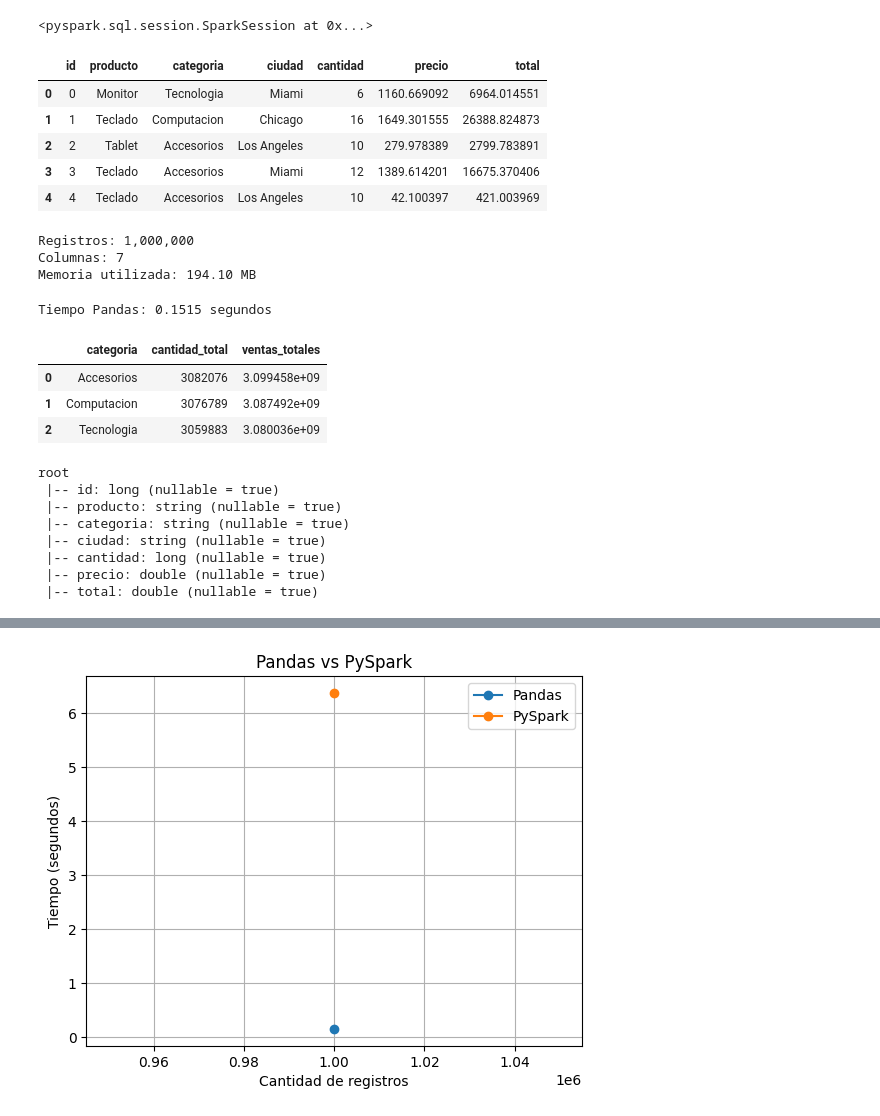
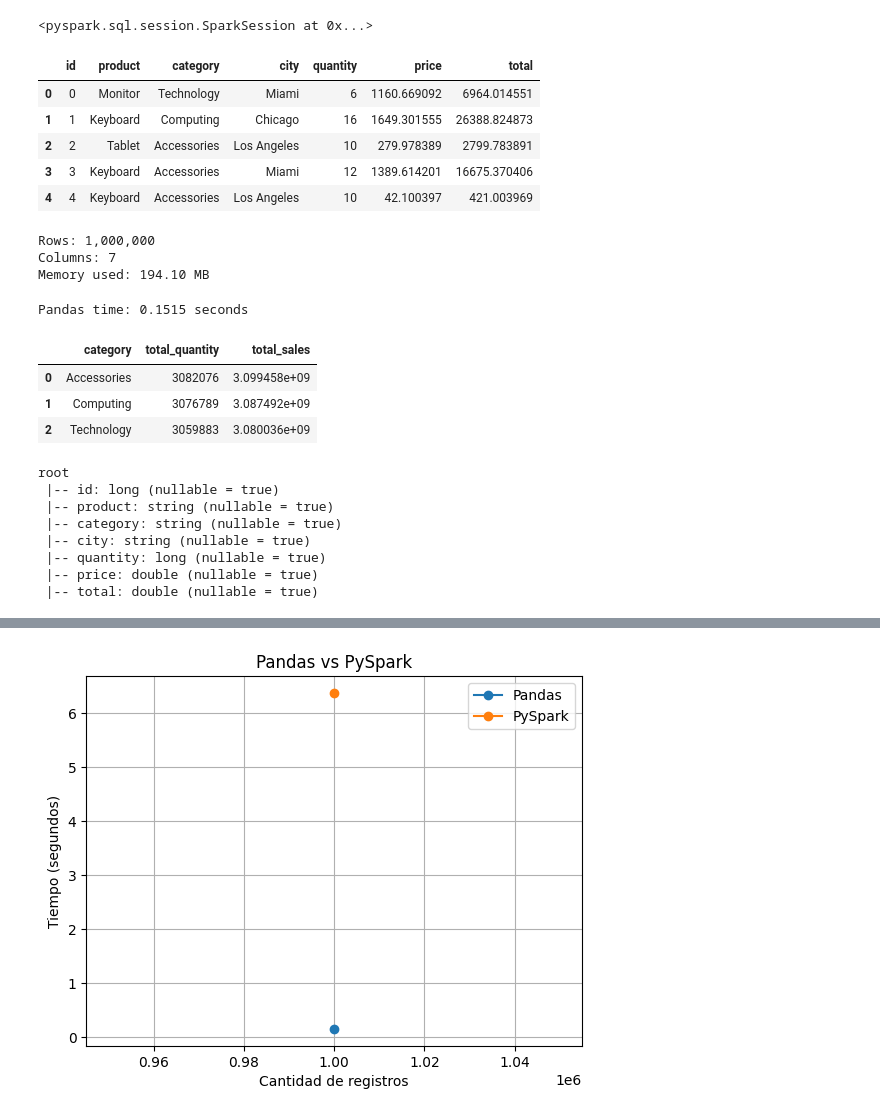
Before and after one commit to sughaa/distributed-computing-benchmark, a Jupyter notebook: Benchmark_datasets.ipynb, the cells around one changed output, grey strips where cells are left out. Saved outputs shown, nothing was run; the diff lists cells and outputs as text; code cells hidden in the pictures.

```diff
--- a/Benchmark_datasets.ipynb
+++ b/Benchmark_datasets.ipynb
@@ -39,70 +36,70 @@ spark
 # %%
 N = 1_000_000
 
 np.random.seed(42)
 
 df = pd.DataFrame({
     "id": np.arange(N),
-    "producto": np.random.choice(
-        ["Laptop", "Celular", "Tablet", "Monitor", "Teclado"],
+    "product": np.random.choice(
+        ["Laptop", "Phone", "Tablet", "Monitor", "Keyboard"],
         N
     ),
-    "categoria": np.random.choice(
-        ["Tecnologia", "Accesorios", "Computacion"],
+    "category": np.random.choice(
+        ["Technology", "Accessories", "Computing"],
         N
     ),
-    "ciudad": np.random.choice(
+    "city": np.random.choice(
         ["Los Angeles", "New York", "Chicago", "Houston", "Miami"],
         N
     ),
-    "cantidad": np.random.randint(1, 20, N),
-    "precio": np.random.uniform(10, 2000, N)
+    "quantity": np.random.randint(1, 20, N),
+    "price": np.random.uniform(10, 2000, N)
 })
 
-df["total"] = df["cantidad"] * df["precio"]
+df["total"] = df["quantity"] * df["price"]
 
 df.head()
 # %% [output]
-|  | id | producto | categoria | ciudad | cantidad | precio | total |
-| 0 | 0 | Monitor | Tecnologia | Miami | 6 | 1160.669092 | 6964.014551 |
-| 1 | 1 | Teclado | Computacion | Chicago | 16 | 1649.301555 | 26388.824873 |
-| 2 | 2 | Tablet | Accesorios | Los Angeles | 10 | 279.978389 | 2799.783891 |
-| 3 | 3 | Teclado | Accesorios | Miami | 12 | 1389.614201 | 16675.370406 |
-| 4 | 4 | Teclado | Accesorios | Los Angeles | 10 | 42.100397 | 421.003969 |
+|  | id | product | category | city | quantity | price | total |
+| 0 | 0 | Monitor | Technology | Miami | 6 | 1160.669092 | 6964.014551 |
+| 1 | 1 | Keyboard | Computing | Chicago | 16 | 1649.301555 | 26388.824873 |
+| 2 | 2 | Tablet | Accessories | Los Angeles | 10 | 279.978389 | 2799.783891 |
+| 3 | 3 | Keyboard | Accessories | Miami | 12 | 1389.614201 | 16675.370406 |
+| 4 | 4 | Keyboard | Accessories | Los Angeles | 10 | 42.100397 | 421.003969 |
 # %%
-print(f"Registros: {len(df):,}")
-print(f"Columnas: {len(df.columns)}")
-print(f"Memoria utilizada: {df.memory_usage(deep=True).sum() / 1024**2:.2f} MB")
+print(f"Rows: {len(df):,}")
+print(f"Columns: {len(df.columns)}")
+print(f"Memory used: {df.memory_usage(deep=True).sum() / 1024**2:.2f} MB")
 # %% [output]
-Registros: 1,000,000
-Columnas: 7
-Memoria utilizada: 194.10 MB
+Rows: 1,000,000
+Columns: 7
+Memory used: 194.10 MB
 # %%
-inicio_pandas = time.perf_counter()
+pandas_start = time.perf_counter()
 
-resultado_pandas = (
-    df[df["cantidad"] > 5]
-    .groupby("categoria")
+pandas_result = (
+    df[df["quantity"] > 5]
+    .groupby("category")
     .agg(
-        cantidad_total=("cantidad", "sum"),
-        ventas_totales=("total", "sum")
+        total_quantity=("quantity", "sum"),
+        total_sales=("total", "sum")
     )
     .reset_index()
 )
 
-fin_pandas = time.perf_counter()
+pandas_end = time.perf_counter()
 
-tiempo_pandas = fin_pandas - inicio_pandas
+pandas_time = pandas_end - pandas_start
 
-print(f"Tiempo Pandas: {tiempo_pandas:.4f} segundos")
+print(f"Pandas time: {pandas_time:.4f} seconds")
 
-resultado_pandas
+pandas_result
 # %% [output]
-Tiempo Pandas: 0.1515 segundos
+Pandas time: 0.1515 seconds
-|  | categoria | cantidad_total | ventas_totales |
-| 0 | Accesorios | 3082076 | 3.099458e+09 |
-| 1 | Computacion | 3076789 | 3.087492e+09 |
-| 2 | Tecnologia | 3059883 | 3.080036e+09 |
+|  | category | total_quantity | total_sales |
+| 0 | Accessories | 3082076 | 3.099458e+09 |
+| 1 | Computing | 3076789 | 3.087492e+09 |
+| 2 | Technology | 3059883 | 3.080036e+09 |
 # %%
 df_spark = spark.createDataFrame(df)
 
@@ -110,10 +107,10 @@ df_spark.printSchema()
 # %% [output]
 root
  |-- id: long (nullable = true)
- |-- producto: string (nullable = true)
- |-- categoria: string (nullable = true)
- |-- ciudad: string (nullable = true)
- |-- cantidad: long (nullable = true)
- |-- precio: double (nullable = true)
+ |-- product: string (nullable = true)
+ |-- category: string (nullable = true)
+ |-- city: string (nullable = true)
+ |-- quantity: long (nullable = true)
+ |-- price: double (nullable = true)
  |-- total: double (nullable = true)
 # %%
```
Also changed, not shown: parts of 16 cells of this notebook, 3 other files.
